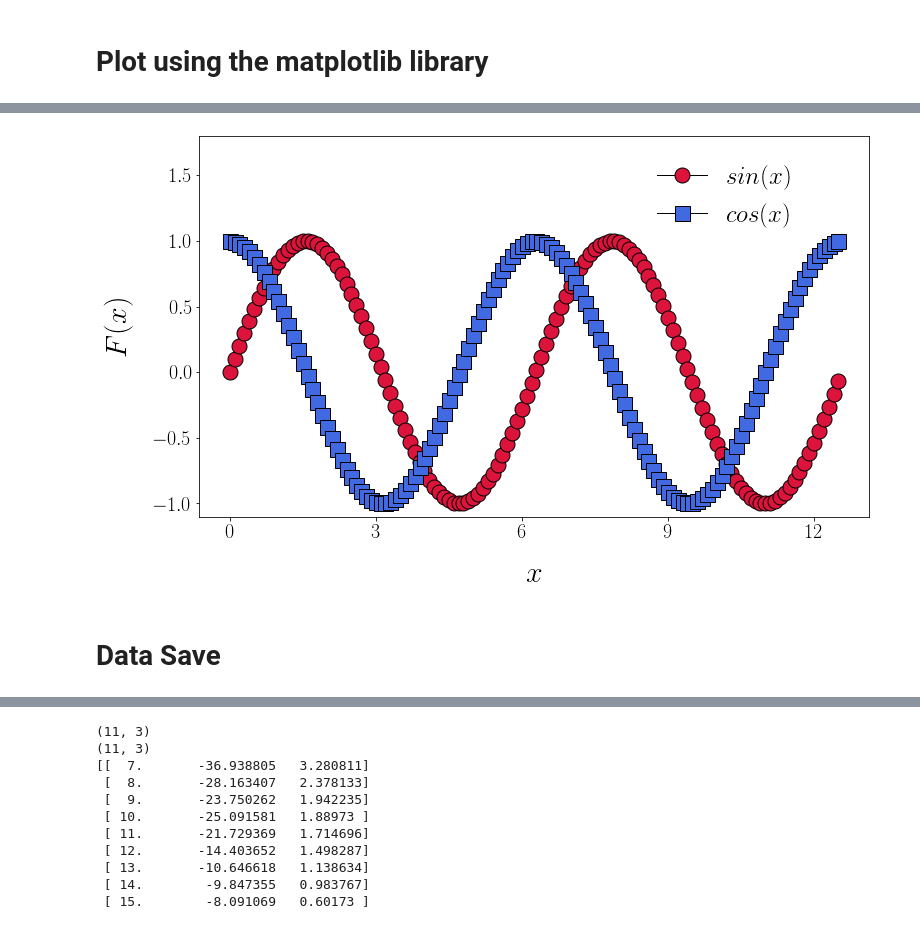
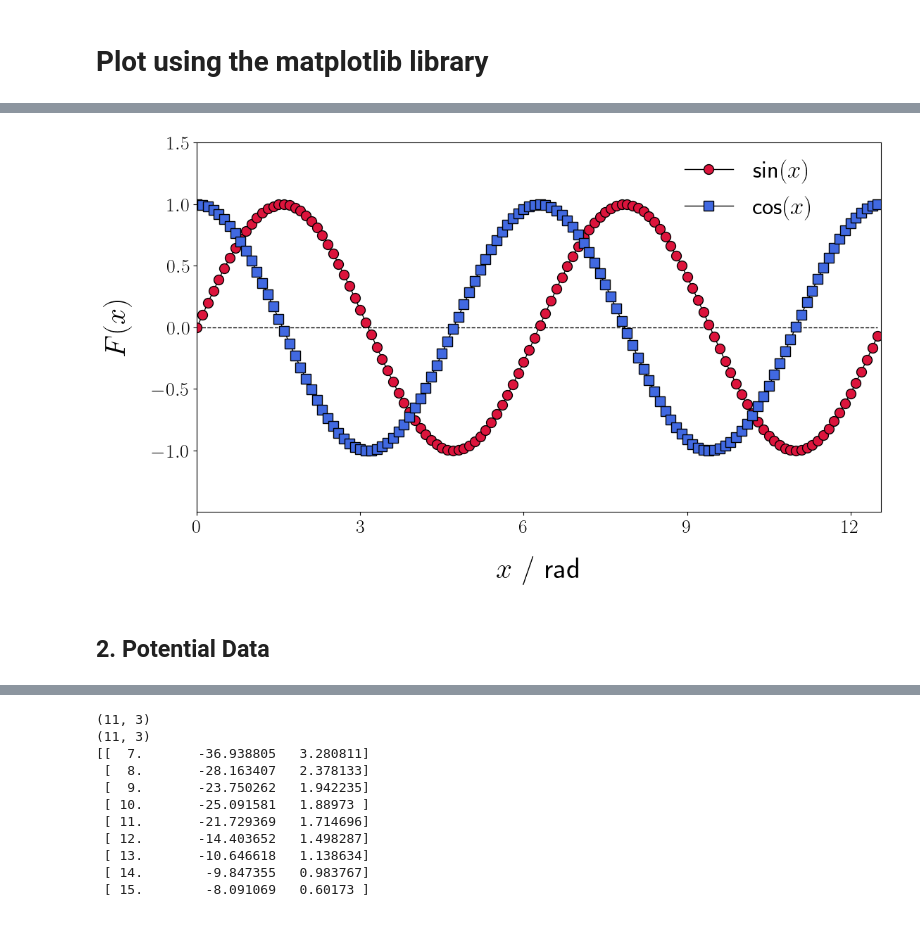
Before and after one commit to junsookim76/Ewha_2025, a Jupyter notebook: 3_Plot.ipynb, the cells around one changed output, grey strips where cells are left out. Drawn from its saved outputs; the diff is of its cells as text; code cells hidden in the pictures.

```diff
--- a/3_Plot.ipynb
+++ b/3_Plot.ipynb
@@ -7,3 +7,8 @@ import numpy as np
 
 import matplotlib
 import matplotlib.pyplot as plt
+
+%matplotlib inline
+
+
+matplotlib.rcParams.update(matplotlib.rcParamsDefault)
@@ -60,30 +76,43 @@ plt.show()
 # %%
+
+matplotlib.rcParams['text.usetex'] = True
+
+
 fig, ax = plt.subplots(figsize=(12, 7))
 
 y0=np.zeros(len(x))
 
-plt.plot(x, y, label='$sin(x)$', color='black', linewidth=1,\
-         marker='o', markersize=15, markeredgewidth=1, markeredgecolor='black', mfc='crimson')
-plt.plot(x, z, label='$cos(x)$', color='black', linewidth=1,\
-         marker='s', markersize=15, markeredgewidth=1, markeredgecolor='black', mfc='royalblue')
+ax.plot(x,y0,'k--',linewidth=1)
+ax.plot(x, y, label='sin$(x)$', color='black', linewidth=1,\
+        marker='o', markersize=10, markeredgewidth=1, markeredgecolor='black', mfc='crimson')
+ax.plot(x, z, label='cos$(x)$', color='black', linewidth=1,\
+        marker='s', markersize=10, markeredgewidth=1, markeredgecolor='black', mfc='royalblue')
 
 
-plt.xlabel('$x$', labelpad=20)
-plt.ylabel('$F(x)$', labelpad=20)
+ax.set_xlabel('$x$ / rad', labelpad=20)
+ax.set_ylabel('$F(x)$', labelpad=20)
 
-plt.ylim(-1.10, 1.80)
+ax.set_xlim(0, 4*np.pi)
+ax.set_ylim(-1.50, 1.50)
 
-plt.xticks(np.arange(0., 13, 3))
-plt.yticks(np.arange(-1., 1.81, 0.5))
+ax.set_xticks(np.arange(0., 13, 3))
+ax.set_yticks(np.arange(-1., 1.81, 0.5))
 
 plt.rc('xtick', labelsize=20)
 plt.rc('ytick', labelsize=20)
-plt.rc('axes', labelsize=30) # fontsize of the x and y labels
+plt.rc('axes', labelsize=30)
 
-ax.legend(edgecolor='none',bbox_to_anchor=(0.65,0.7), prop={'size': 25})
+ax.legend(edgecolor='none',bbox_to_anchor=(0.68,0.73), prop={'size': 25})
+
+plt.gcf().subplots_adjust(bottom=0.2)
+plt.gcf().subplots_adjust(top=0.95)
+plt.gcf().subplots_adjust(left=0.14)
+plt.gcf().subplots_adjust(right=0.95)
+
+plt.savefig("data_plot_sin_cos.pdf")
 
 plt.show()
 # %% [output]
-[figure, old version]
+[figure, new version]
 # %% [markdown]
-# Data Save
+## **2. Potential Data**
```
Also changed, not shown: parts of 13 cells of this notebook.
